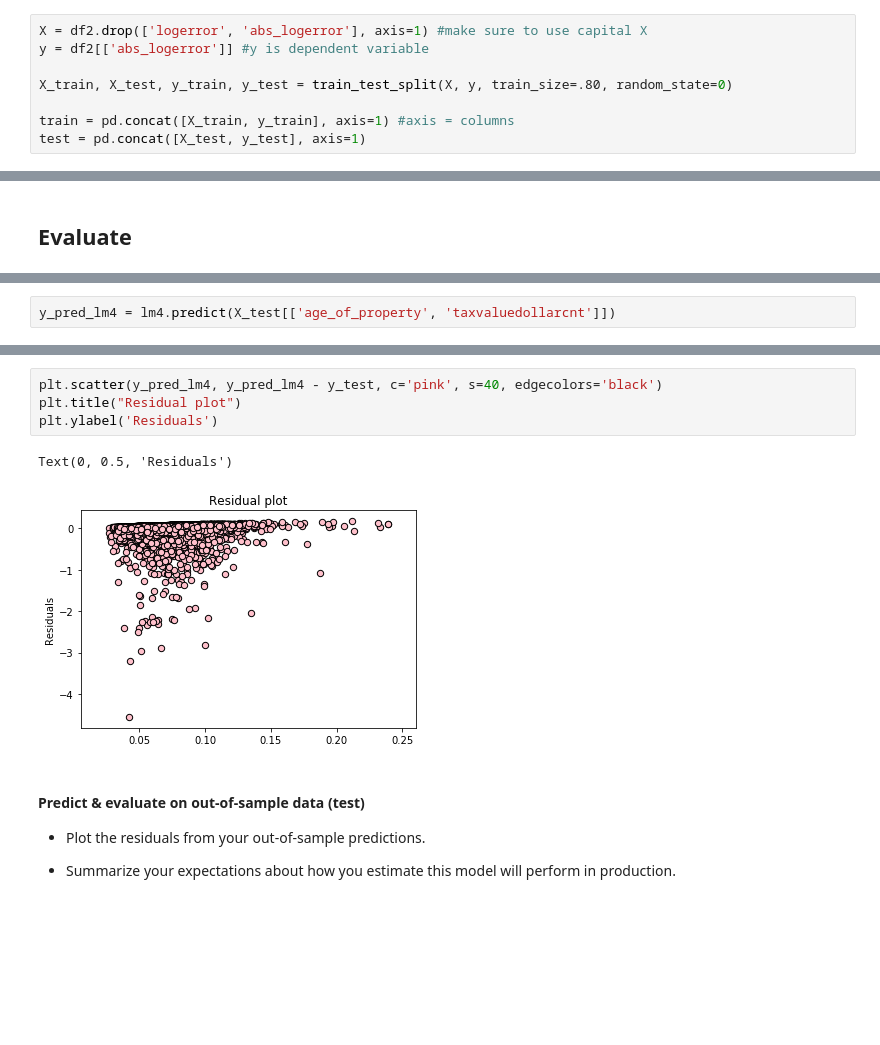
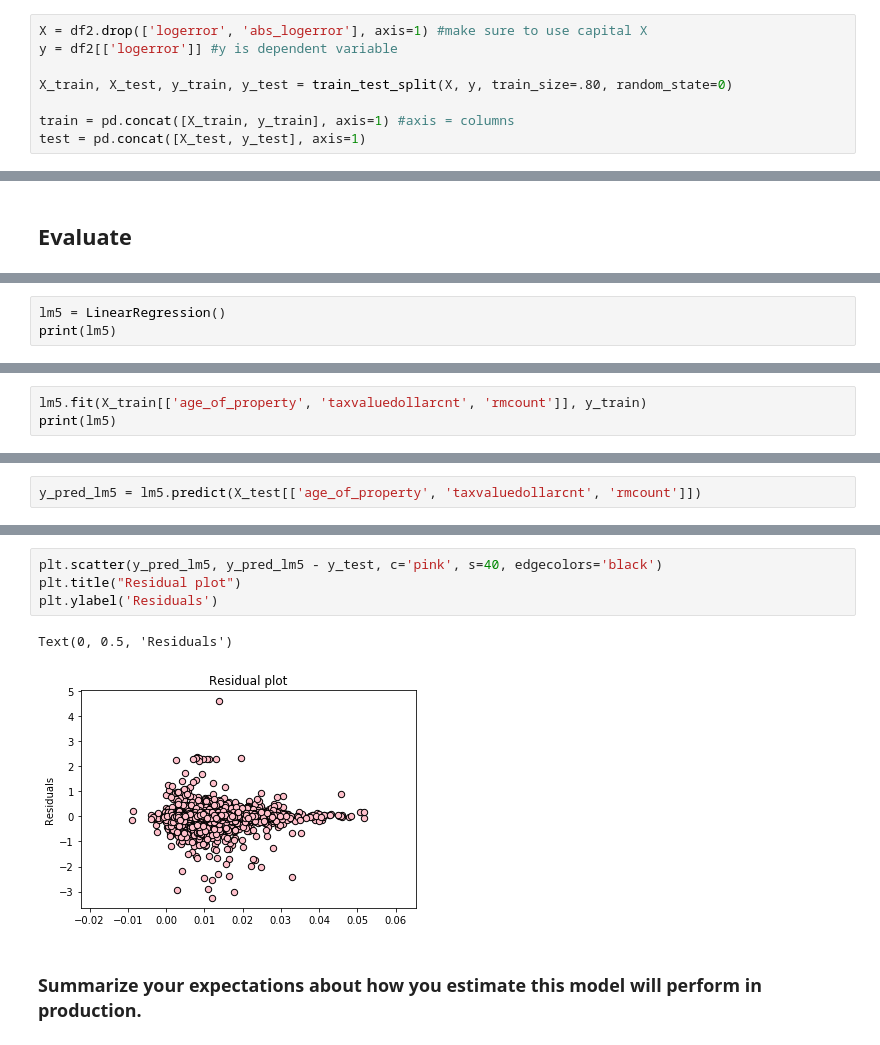
Before and after one commit to ksanmiguel10/codeup-ds-projects, a Jupyter notebook: Regression_Project_KatySalts.ipynb, the cells around one changed output, grey strips where cells are left out. Cells and saved outputs as stored; diff of their text form; blank space fills up the shorter version.

```diff
--- a/Regression_Project_KatySalts.ipynb
+++ b/Regression_Project_KatySalts.ipynb
@@ -297,7 +303,7 @@ df2
 #### Split data into training and test datasets
 # %%
 X = df2.drop(['logerror', 'abs_logerror'], axis=1) #make sure to use capital X
-y = df2[['abs_logerror']] #y is dependent variable
+y = df2[['logerror']] #y is dependent variable
 
 X_train, X_test, y_train, y_test = train_test_split(X, y, train_size=.80, random_state=0)
 
@@ -780,0 +780,3 @@ R squared value for lm4: 1.75%
+# %%
+lm5 = LinearRegression()
+print(lm5)
@@ -780,0 +786,3 @@ R squared value for lm4: 1.75%
+# %%
+lm5.fit(X_train[['age_of_property', 'taxvaluedollarcnt', 'rmcount']], y_train)
+print(lm5)
@@ -785,3 +832,3 @@ Highest R squared value was with model LM4 at 1.75%, so I will use this model on
 # %%
-y_pred_lm4 = lm4.predict(X_test[['age_of_property', 'taxvaluedollarcnt']])
+y_pred_lm5 = lm5.predict(X_test[['age_of_property', 'taxvaluedollarcnt', 'rmcount']])
 # %%
@@ -810,13 +857,9 @@ pd.DataFrame({'actual': y_test.abs_logerror,
 # %%
-plt.scatter(y_pred_lm4, y_pred_lm4 - y_test, c='pink', s=40, edgecolors='black')
+plt.scatter(y_pred_lm5, y_pred_lm5 - y_test, c='pink', s=40, edgecolors='black')
 plt.title("Residual plot")
 plt.ylabel('Residuals')
 # %% [output]
 Text(0, 0.5, 'Residuals')
-[figure, old version]
+[figure, new version]
 # %% [markdown]
-#### Predict & evaluate on out-of-sample data (test)
-
-- Plot the residuals from your out-of-sample predictions.
-
-- Summarize your expectations about how you estimate this model will perform in production.
+### Summarize your expectations about how you estimate this model will perform in production.
```
Also changed, not shown: parts of 53 cells of this notebook.
